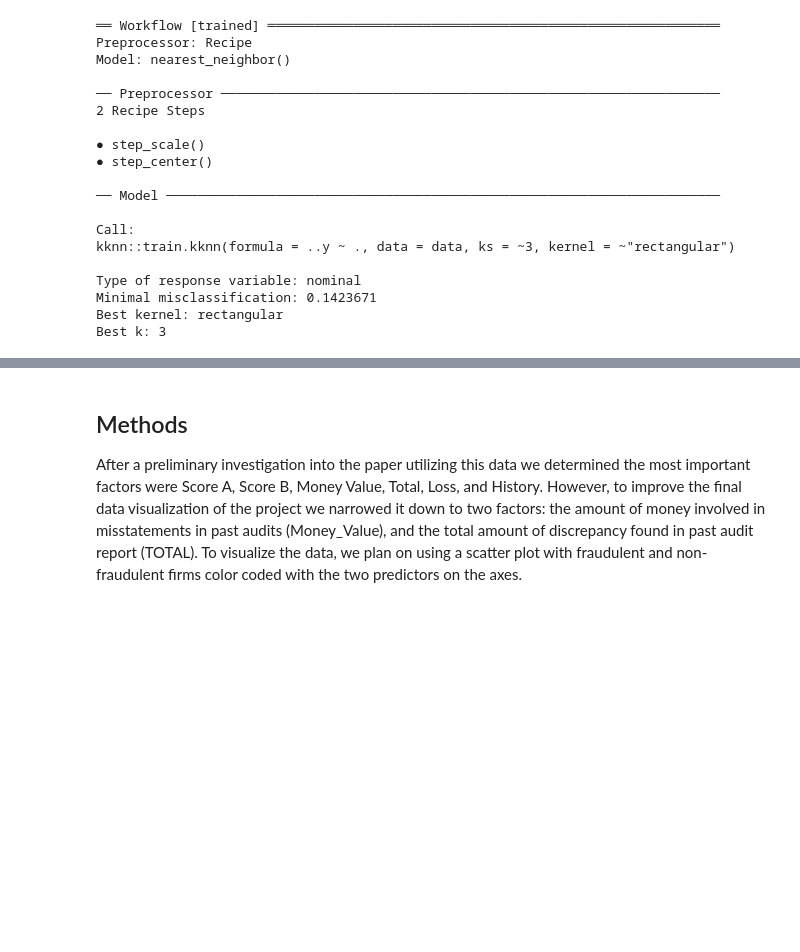
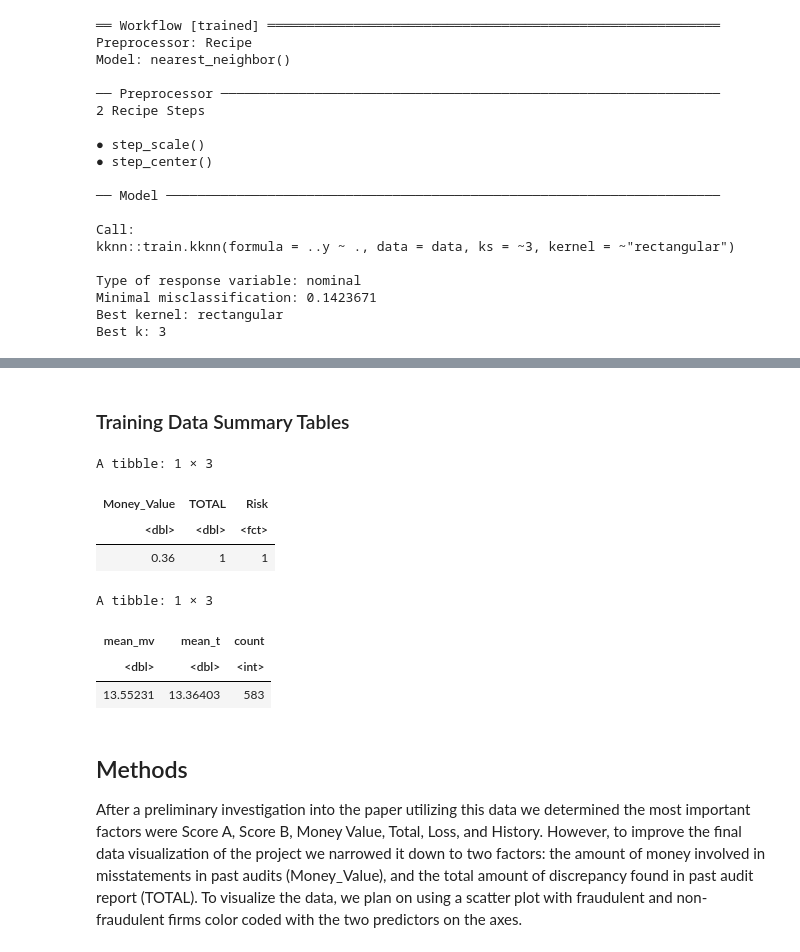
Before and after one commit to ehusken/dsci100-project, a Jupyter notebook: Project Proposal.ipynb, the cells around one changed output, grey strips where cells are left out. Cells and saved outputs as stored; diff of their text form; code cells hidden in the pictures; blank space fills up the shorter version.

```diff
--- a/Project Proposal.ipynb
+++ b/Project Proposal.ipynb
@@ -151,3 +151,20 @@ ERROR: Error in eval(lhs, parent, parent): object 'audit_predictions' not found
+# %% [markdown]
+### Training Data Summary Tables
+# %%
+missing_values <- filter(audit_training, TOTAL == 1)
+summary <- summarize(audit_training, mean_mv = mean(Money_Value), mean_t = mean(TOTAL), count = nrow(audit_training))
+
+missing_values
+summary
+# %% [output]
+A tibble: 1 × 3
+| Money_Value | TOTAL | Risk |
+| <dbl> | <dbl> | <fct> |
+| 0.36 | 1 | 1 |
+A tibble: 1 × 3
+| mean_mv | mean_t | count |
+| <dbl> | <dbl> | <int> |
+| 13.55231 | 13.36403 | 583 |
 # %% [markdown]
 ## Methods
 
```
Also changed, not shown: parts of 6 cells of this notebook.
